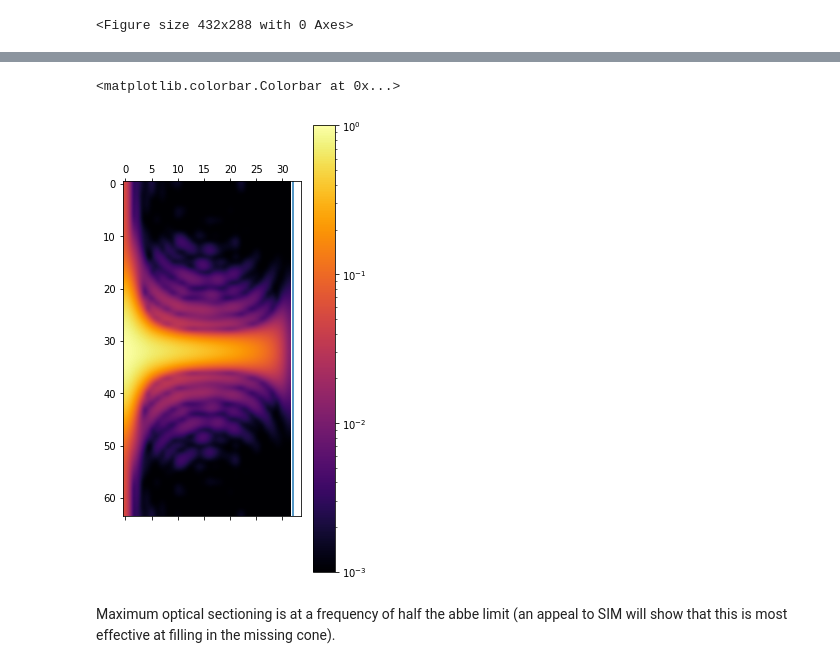
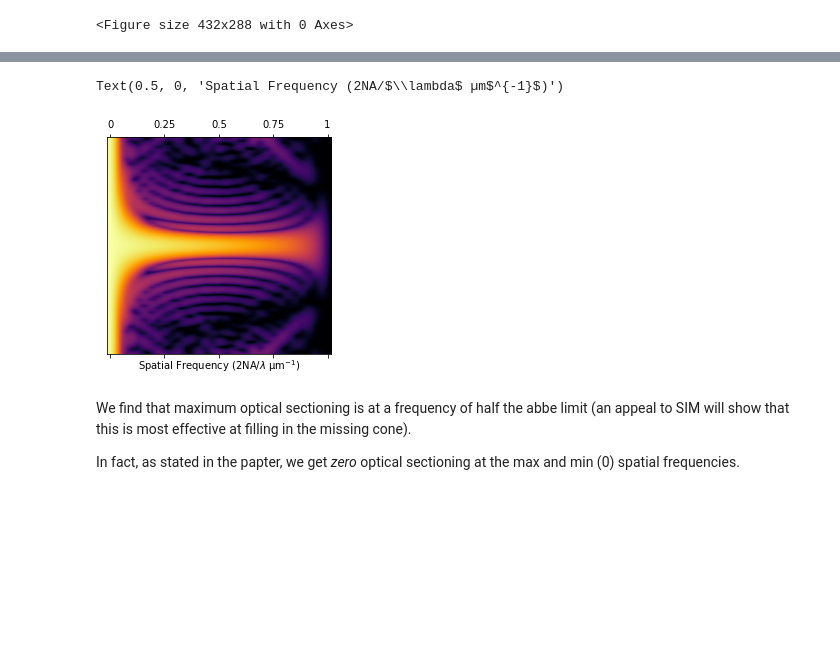
Before and after one commit to david-hoffman/pyotf, a Jupyter notebook: notebooks/Microscope Imaging Models/Apotome.ipynb, the cells around one changed output, grey strips where cells are left out. Drawn from its saved outputs; the diff is of its cells as text; code cells hidden in the pictures; blank space fills up the shorter version.

```diff
--- a/notebooks/Microscope Imaging Models/Apotome.ipynb
+++ b/notebooks/Microscope Imaging Models/Apotome.ipynb
@@ -66,13 +77,21 @@ easy_plot((psf_det, otf_plot.real), ("Detection", '"Excitation"'), oversample_fa
 rotf = np.array([radial_profile(o)[0] for o in otf])
 rotf /= rotf.max()
 rotf = abs(rotf)
-# %%
-abbe_limit = int(np.rint(psf_params["size"] * psf_params["res"] / nyquist_sampling / 2))
-matshow(np.fmax(1e-3, abs(rotf)[:, :(psf_params["size"] + 1)//2]), norm=mpl.colors.LogNorm(), interpolation="bicubic")
-axvline(abbe_limit)
-colorbar()
-# %% [output]
-<matplotlib.colorbar.Colorbar at 0x...>
-[figure, removed]
+# %%
+# let's calculate the abbe cutoff
+abbe_limit = int(np.rint(psf_params["size"] * psf_params["res"] / nyquist_sampling / 2))
+# and plot the results
+fig, ax = plt.subplots()
+ax.matshow(np.fmax(1e-3, rotf[:,:abbe_limit + 1]), norm=mpl.colors.LogNorm(), interpolation="bicubic")
+ax.set_aspect(abbe_limit/len(rotf))
+ax.yaxis.set_major_locator(plt.NullLocator())
+ax.xaxis.set_major_locator(plt.MultipleLocator(abbe_limit / 4))
+ax.xaxis.set_major_formatter(plt.FixedFormatter([-1/4, 0, 1/4, 1/2, 3/4, 1]))
+ax.set_xlabel("Spatial Frequency (2NA/$\lambda$ µm$^{-1}$)")
+# %% [output]
+Text(0.5, 0, 'Spatial Frequency (2NA/$\\lambda$ µm$^{-1}$)')
+[figure, added]
 # %% [markdown]
-Maximum optical sectioning is at a frequency of half the abbe limit (an appeal to SIM will show that this is most effective at filling in the missing cone).
+We find that maximum optical sectioning is at a frequency of half the abbe limit (an appeal to SIM will show that this is most effective at filling in the missing cone).
+
+In fact, as stated in the papter, we get _zero_ optical sectioning at the max and min (0) spatial frequencies.
```
Also changed, not shown: parts of 39 cells of this notebook, 3 other files.
